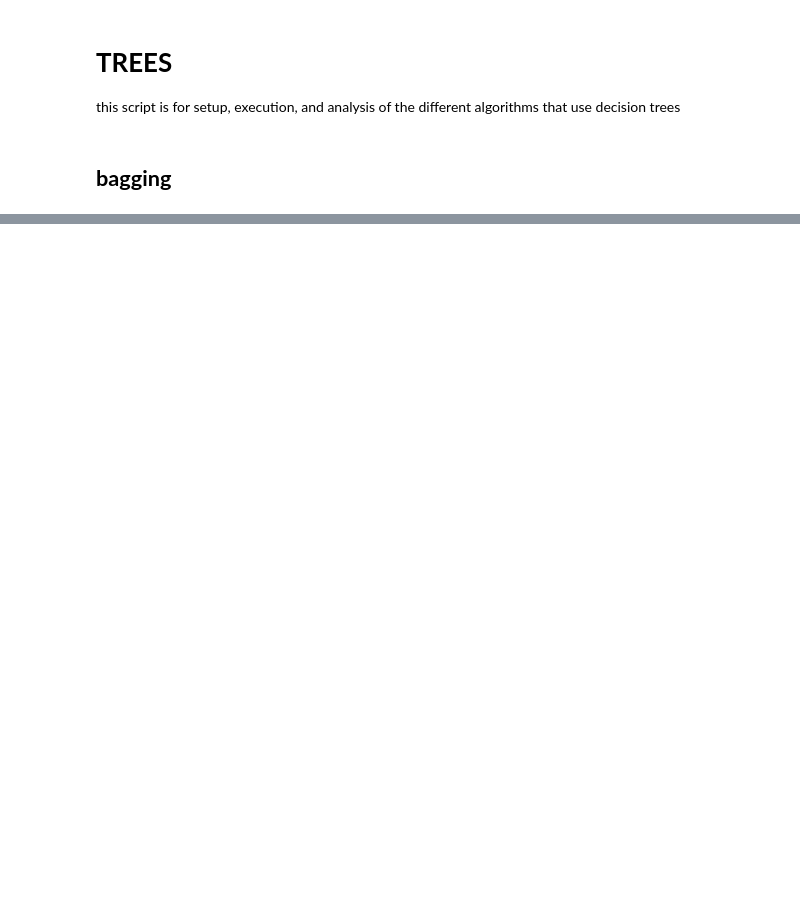
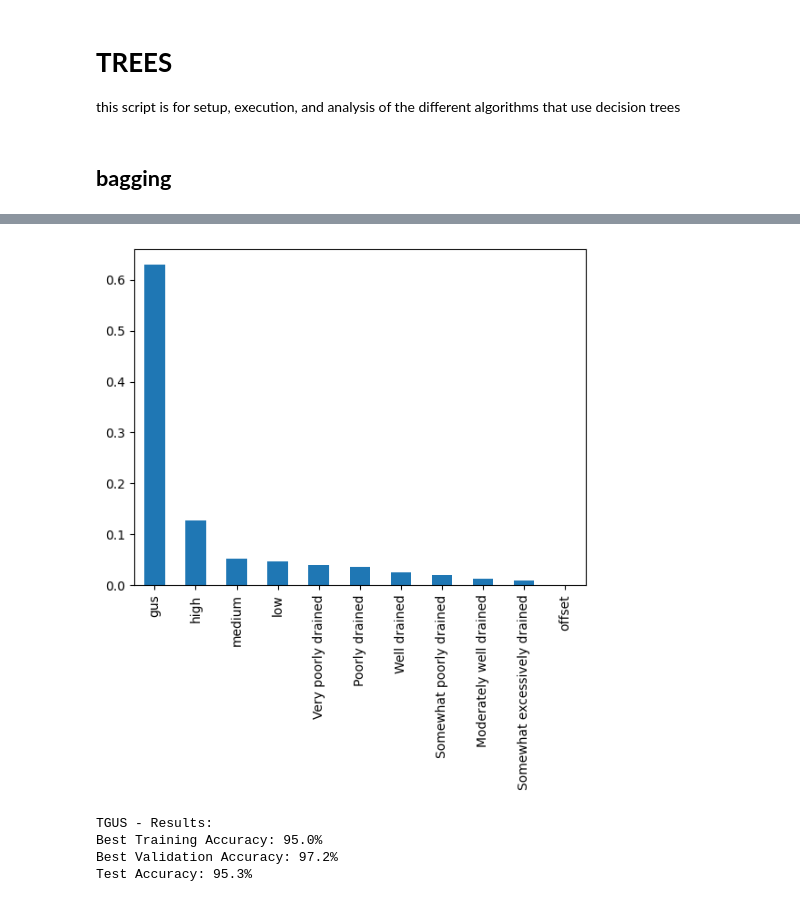
Before and after one commit to izguenther6/orie4741-final, a Jupyter notebook: scripts/trees.ipynb, the cells around one changed output, grey strips where cells are left out. Cells and saved outputs as stored; diff of their text form; code cells hidden in the pictures; blank space fills up the shorter version.

```diff
--- a/scripts/trees.ipynb
+++ b/scripts/trees.ipynb
@@ -41,0 +164,26 @@ clf = BaggingClassifier(base_estimator = random_tree,
+# %%
+feature_importances_gus = np.mean([
+    tree.feature_importances_ for tree in gus_model.estimators_
+], axis=0)
+
+fi_gus = pd.Series(feature_importances_gus, index = df_gus.drop('detected', axis = 1).columns)
+
+fi_gus = fi_gus.sort_values(ascending=False)
+ax = fi_gus.plot(kind='bar')
+# %% [output]
+[figure, added]
+# %%
+'''
+Considering just TGUS with other features
+
+'''
+tgus_model, tgus_train_acc, tgus_val_acc, tgus_test_acc = f.kfold_crossval(df_tgus, clf, 'bagging')
+print('TGUS - Results:')
+print(f'Best Training Accuracy: {tgus_train_acc}%')
+print(f'Best Validation Accuracy: {tgus_val_acc}%')
+print(f'Test Accuracy: {tgus_test_acc}%\n')
+# %% [output]
+TGUS - Results:
+Best Training Accuracy: 95.0%
+Best Validation Accuracy: 97.2%
+Test Accuracy: 95.3%
```
Also changed, not shown: parts of 19 cells of this notebook, 8 other files.
